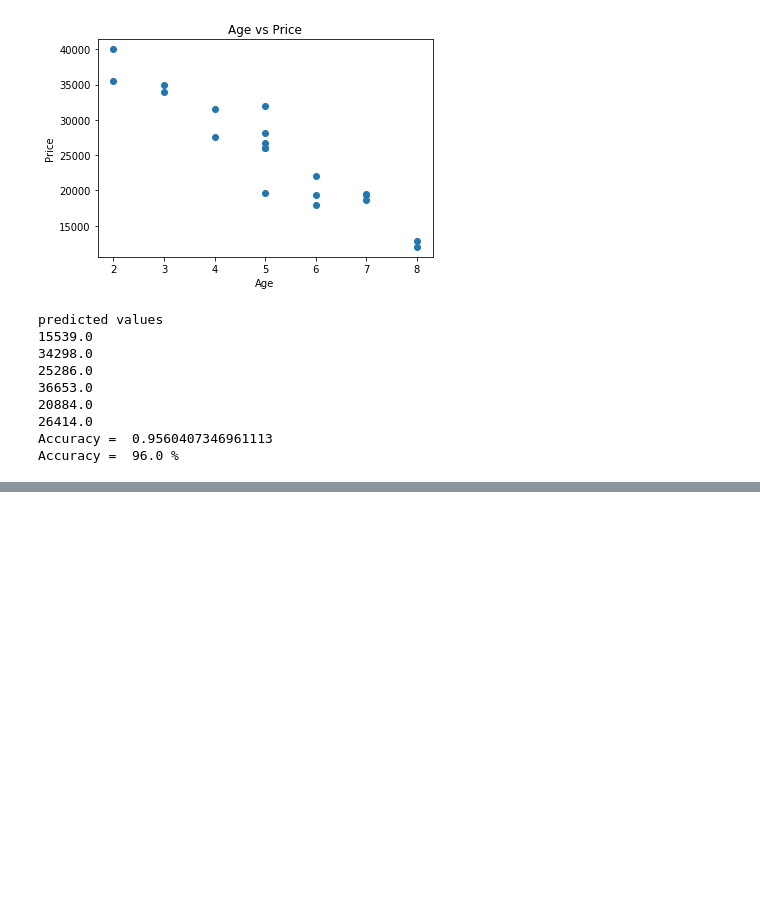
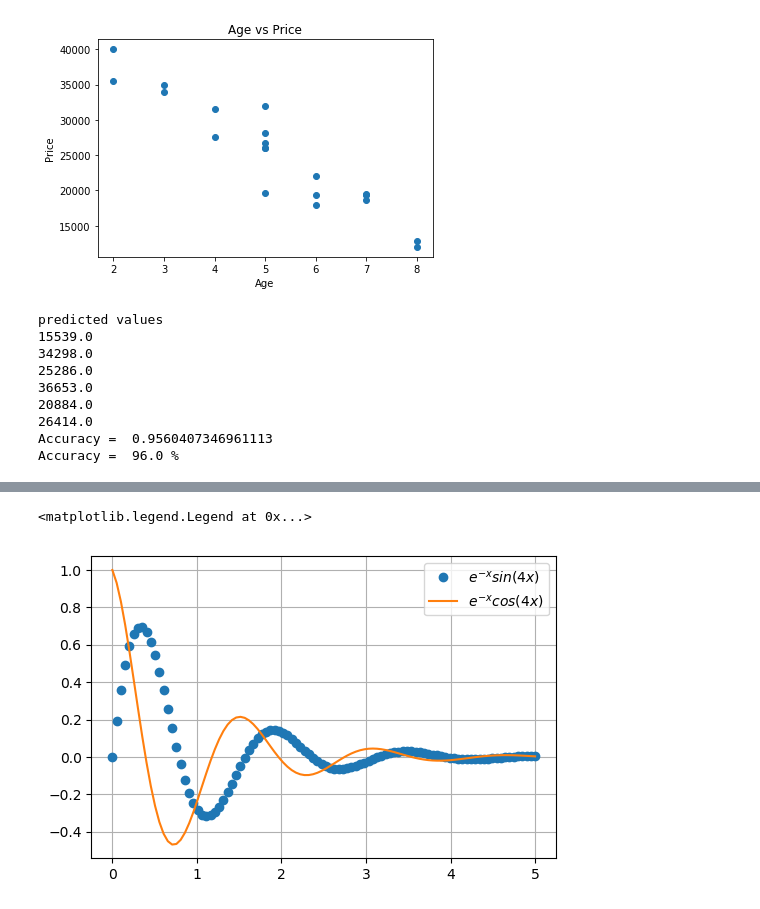
Before and after one commit to Stavrosfil/introduction_to_python, a Jupyter notebook: pythonIntro.ipynb, the cells around one changed output, grey strips where cells are left out. Cells and saved outputs as stored; diff of their text form; code cells hidden in the pictures; blank space fills up the shorter version.

```diff
--- a/pythonIntro.ipynb
+++ b/pythonIntro.ipynb
@@ -119,0 +253,14 @@ Accuracy =  96.0 %
+# %%
+x = np.linspace(0, 5, 100)
+
+y = np.sin(4*x)*np.exp(-x)
+y2 = np.cos(4*x)*np.exp(-x)
+
+plt.figure(dpi=100)
+plt.grid()
+plt.plot(x, y, 'o', label = '$e^{-x} sin(4x)$')
+plt.plot(x, y2, label = '$e^{-x} cos(4x)$')
+plt.legend()
+# %% [output]
+<matplotlib.legend.Legend at 0x...>
+[figure, added]
```
Also changed, not shown: parts of 26 cells of this notebook, 1 other file.
